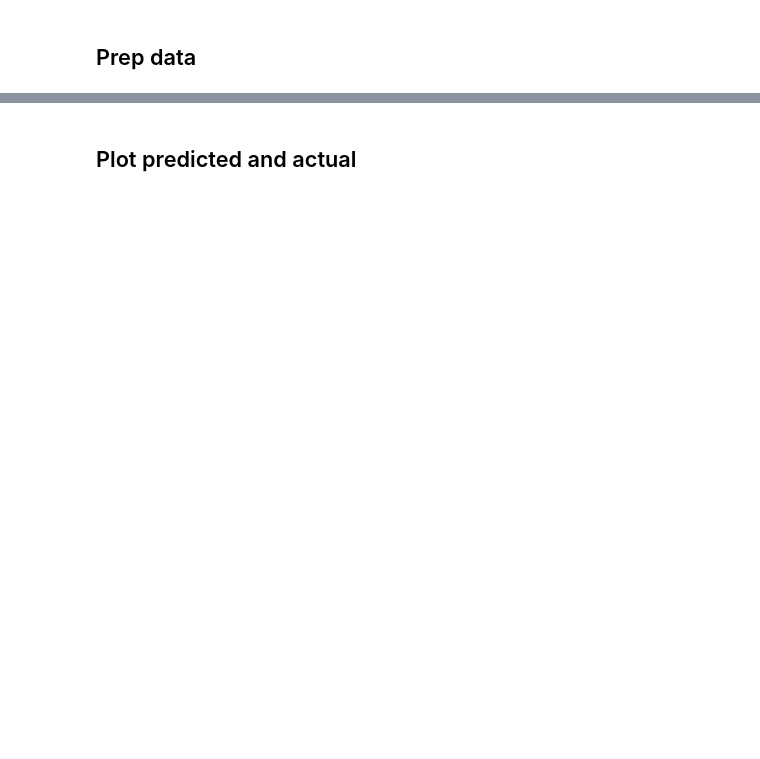
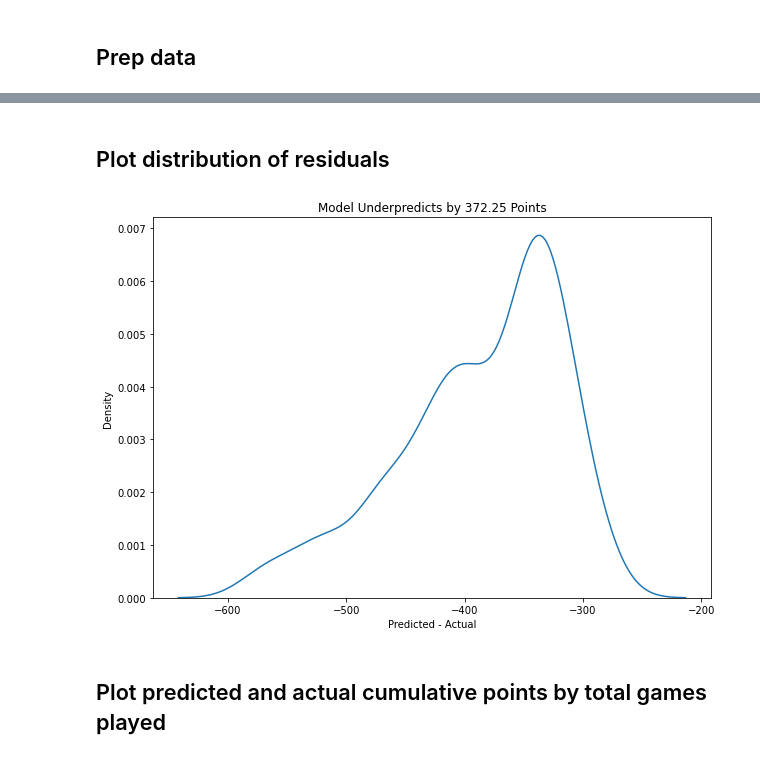
Before and after one commit to aaronengland/nba_scoring_analysis, a Jupyter notebook: nba_scoring_analysis.ipynb, the cells around one changed output, grey strips where cells are left out. Drawn from its saved outputs; the diff is of its cells as text; code cells hidden in the pictures; blank space fills up the shorter version.

```diff
--- a/nba_scoring_analysis.ipynb
+++ b/nba_scoring_analysis.ipynb
@@ -30,3 +113,14 @@ def get_table(str_url):
+# %%
+# x y split
+def x_y_split(list_cols_model, str_target, df_train, df_test):
+    # train
+    X_train = df_train[list_cols_model]
+    y_train = df_train[str_target]
+    # test
+    X_test = df_test[list_cols_model]
+    y_test = df_test[str_target]
+    # return
+    return X_train, y_train, X_test, y_test
 # %%
 # linear regression class
 class OLSRegression:
@@ -224,5 +365,26 @@ pprint(dict_eval_metrics)
+# %% [markdown]
+## Plot distribution of residuals
+# %%
+list_residuals = list(list_predictions_test - y_test)
+flt_median_residual = np.median(list_residuals)
+if flt_median_residual > 0:
+    str_over_under = 'Overpredicts'
+else:
+    str_over_under = 'Underpredicts'
+# create title
+str_title = f'Model {str_over_under} by {abs(flt_median_residual):0.2f} Points'
+fig, ax = plt.subplots(figsize=(10,7))
+ax.set_title(str_title)
+ax.set_xlabel('Predicted - Actual')
+sns.kdeplot(list_residuals, ax=ax)
+str_filename = 'plt_residuals.png'
+str_local_path = f'{str_dirname_output}/{str_filename}'
+plt.savefig(str_local_path, bbox_inches='tight')
+plt.show()
+# %% [output]
+[figure, added]
 # %% [markdown]
-## Plot predicted and actual
+## Plot predicted and actual cumulative points by total games played
 # %%
 fig, ax = plt.subplots(figsize=(10,7))
 y_hat = list_predictions_train + list_predictions_test
```
Also changed, not shown: parts of 31 cells of this notebook, 6 other files.
